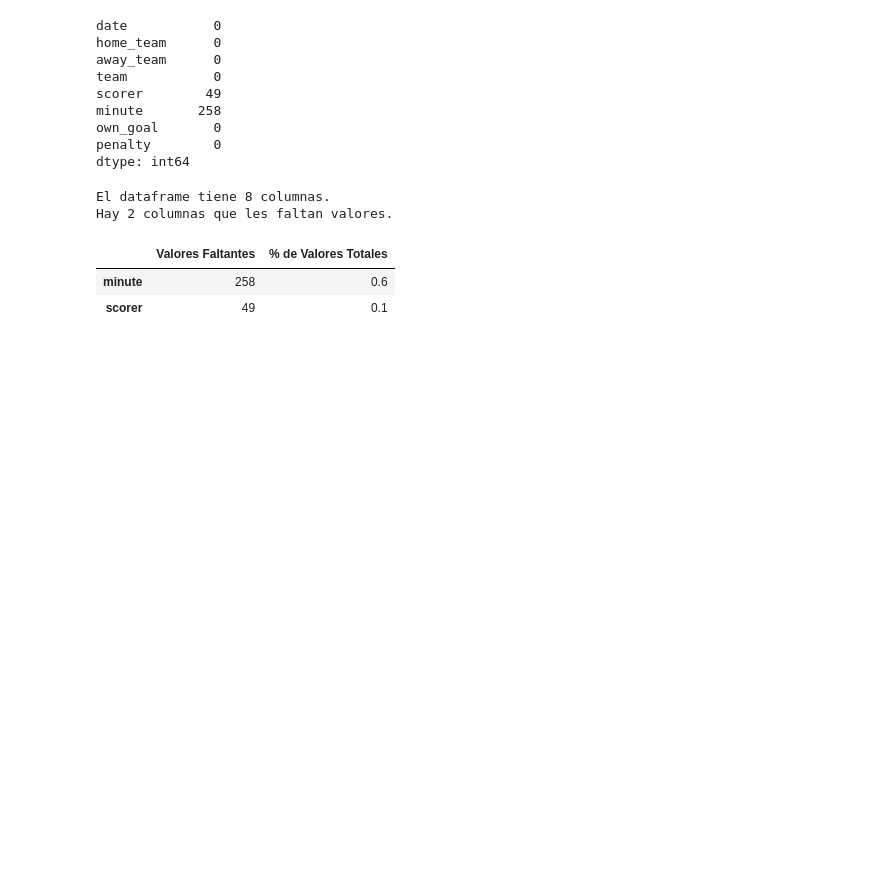
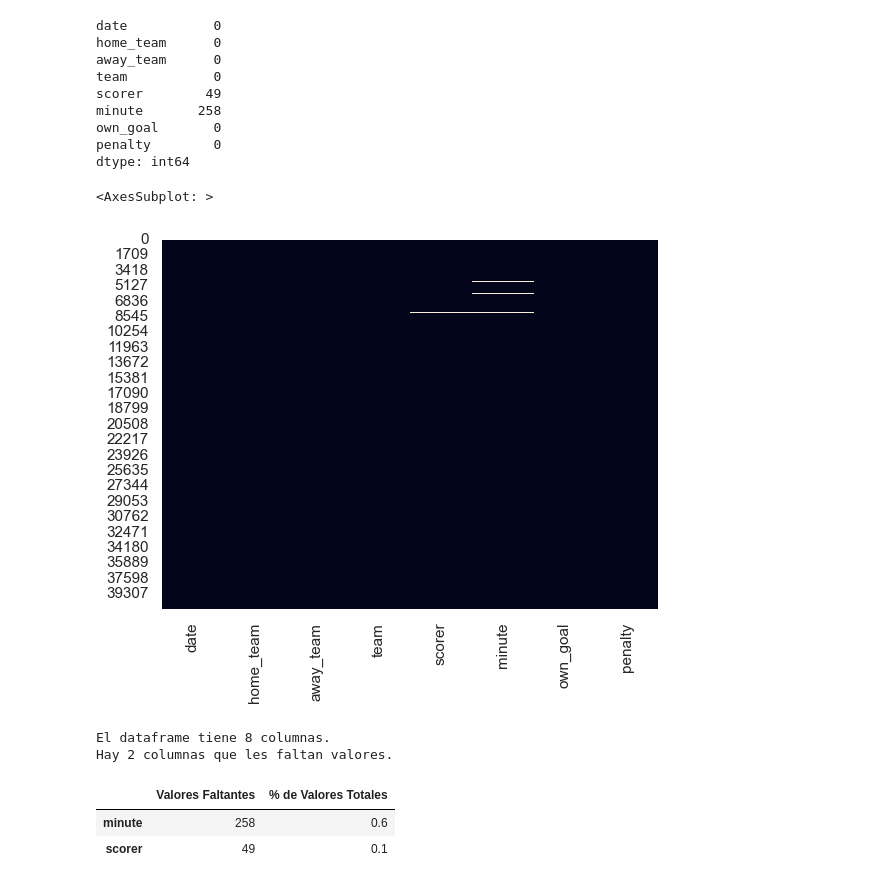
Before and after one commit to feersantana5/CRISP-DM-w-Open-Football-Data, a Jupyter notebook: 3.International football/international_football_analysis.ipynb, the cells around one changed output. Drawn from its saved outputs; the diff is of its cells as text; code cells hidden in the pictures; blank space fills up the shorter version.

```diff
--- a/3.International football/international_football_analysis.ipynb
+++ b/3.International football/international_football_analysis.ipynb
@@ -94,6 +161,11 @@ minute       258
 own_goal       0
 penalty        0
 dtype: int64
+# %%
+sns.heatmap(df_goleadores_filtrado.isnull(), cbar=False)
+# %% [output]
+<AxesSubplot: >
+[figure, added]
 # %%
 missing_values_table(df_goleadores_filtrado)
 # %% [output]
```
Also changed, not shown: parts of 71 cells of this notebook, 11 other files.
